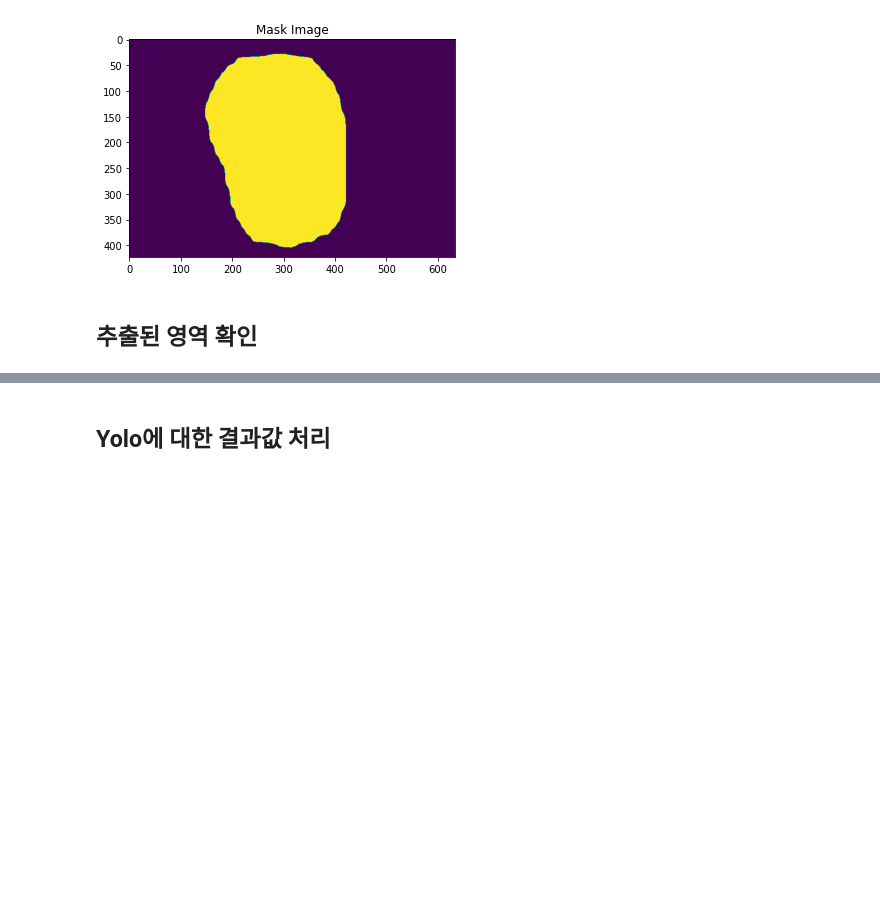
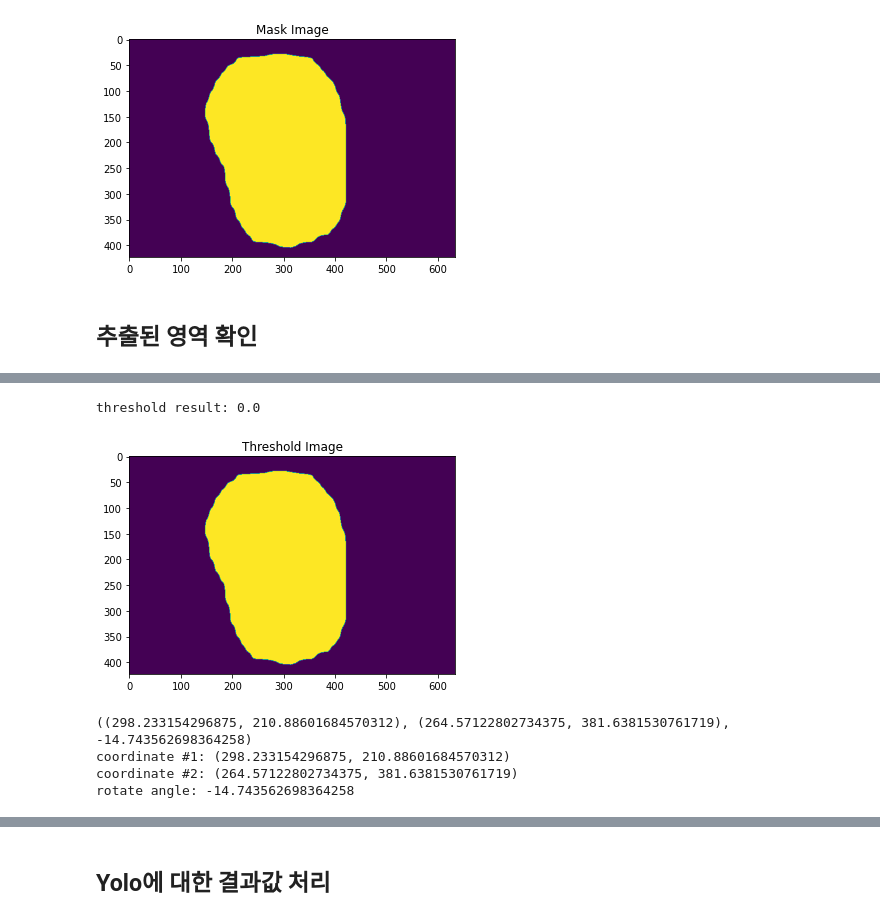
Before and after one commit to aidoop/object-tracker-python, a Jupyter notebook: object_tracker/cabbage_image_process_mrcnn.ipynb, the cells around one changed output, grey strips where cells are left out. Drawn from its saved outputs; the diff is of its cells as text; code cells hidden in the pictures; blank space fills up the shorter version.

```diff
--- a/object_tracker/cabbage_image_process_mrcnn.ipynb
+++ b/object_tracker/cabbage_image_process_mrcnn.ipynb
@@ -75,0 +70,80 @@ print(f"threshold result: {ret}")
+# %%
+import numpy as np
+import math
+
+def get_line_length(x1, y1, x2, y2):
+    return math.sqrt((x2-x1)**2+(y2-y1)**2)
+# %%
+ret, thr_image = cv2.threshold(mask_image, 127, 255, cv2.THRESH_OTSU)
+print(f"threshold result: {ret}")
+
+plt.imshow(thr_image)
+plt.title('Threshold Image')
+plt.show()
+
+
+contours,_ = cv2.findContours(thr_image, cv2.RETR_TREE, cv2.CHAIN_APPROX_SIMPLE)
+
+mask_image_copy = mask_image.copy()
+for countour in contours:
+    (x,y,w,h) = cv2.boundingRect(countour)
+    cv2.rectangle(mask_image_copy, (x, y), (x + w, y + h), (0, 255, 255), 2)
+
+    rect = cv2.minAreaRect(countour)
+    print(rect)
+    print('coordinate #1:', rect[0])
+    print('coordinate #2:', rect[1])
+    print('rotate angle:', rect[2])
+
+    # get the rectangle coordinates of RotateRect
+    box = cv2.boxPoints(rect)
+
+    # to integer
+    box = np.int0(box)
+
+    # draw box
+    cv2.drawContours(mask_image_copy,[box],0,(0,0,255),2)
+
+    # draw center line
+    xx1 = np.int0((box[0][0] + box[1][0])/2)
+    yy1 = np.int0((box[0][1] + box[1][1])/2)
+    xx2 = np.int0((box[2][0] + box[3][0])/2)
+    yy2 = np.int0((box[2][1] + box[3][1])/2)
+
+    len1 = get_line_length(xx1, yy1, xx2, yy2)
+
+    xx3 = np.int0((box[0][0] + box[3][0])/2)
+    yy3 = np.int0((box[0][1] + box[3][1])/2)
+    xx4 = np.int0((box[2][0] + box[1][0])/2)
+    yy4 = np.int0((box[2][1] + box[1][1])/2)
+
+    len2 = get_line_length(xx3, yy3, xx4, yy4)
+
+    if(len1 >= len2):
+        color1 = (255, 0, 0)
+        color2 = (0, 255, 0)
+    else:
+        color1 = (0, 255, 0)
+        color2 = (255, 0, 0)
+
+    cv2.line(mask_image_copy, (xx1, yy1), (xx2, yy2), color1, 2)
+    cv2.line(mask_image_copy, (xx3, yy3), (xx4, yy4), color2, 2)
+
+
+
+#cv2.rectangle(mask_image_copy, (x, y), (x + w, y + h), (0, 0, 255), 2)
+# box = cv2.boxPoints(rect)
+# box = np.int0(box)
+# cv2.drawContours(mask_image_copy, [box], 0, (0, 0, 255), 2)
+
+#cv2.drawContours(mask_image_copy, contours, -1, (0, 0, 255), 1)
+plt.imshow(mask_image_copy)
+plt.title('Countoured Image')
+plt.show()
+# %% [output]
+threshold result: 0.0
+[figure, added]
+((298.233154296875, 210.88601684570312), (264.57122802734375, 381.6381530761719), -14.743562698364258)
+coordinate #1: (298.233154296875, 210.88601684570312)
+coordinate #2: (264.57122802734375, 381.6381530761719)
+rotate angle: -14.743562698364258
```
Also changed, not shown: parts of 2 cells of this notebook.
